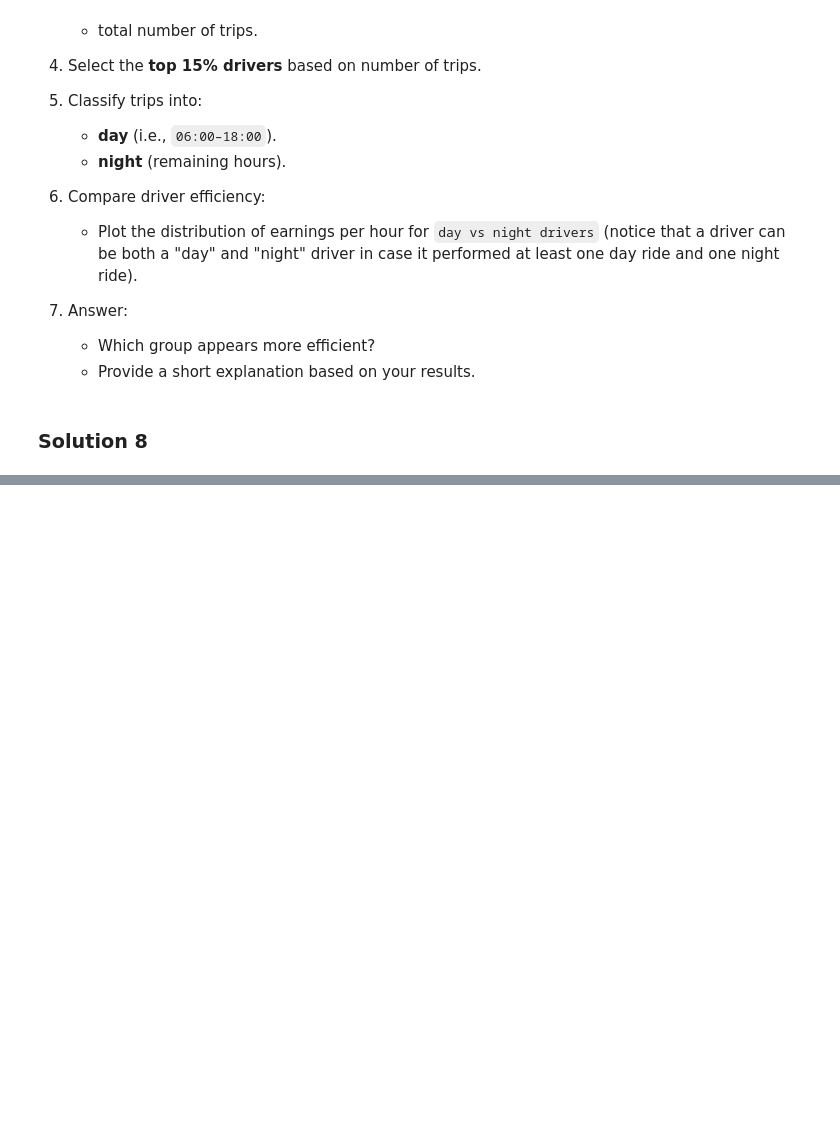
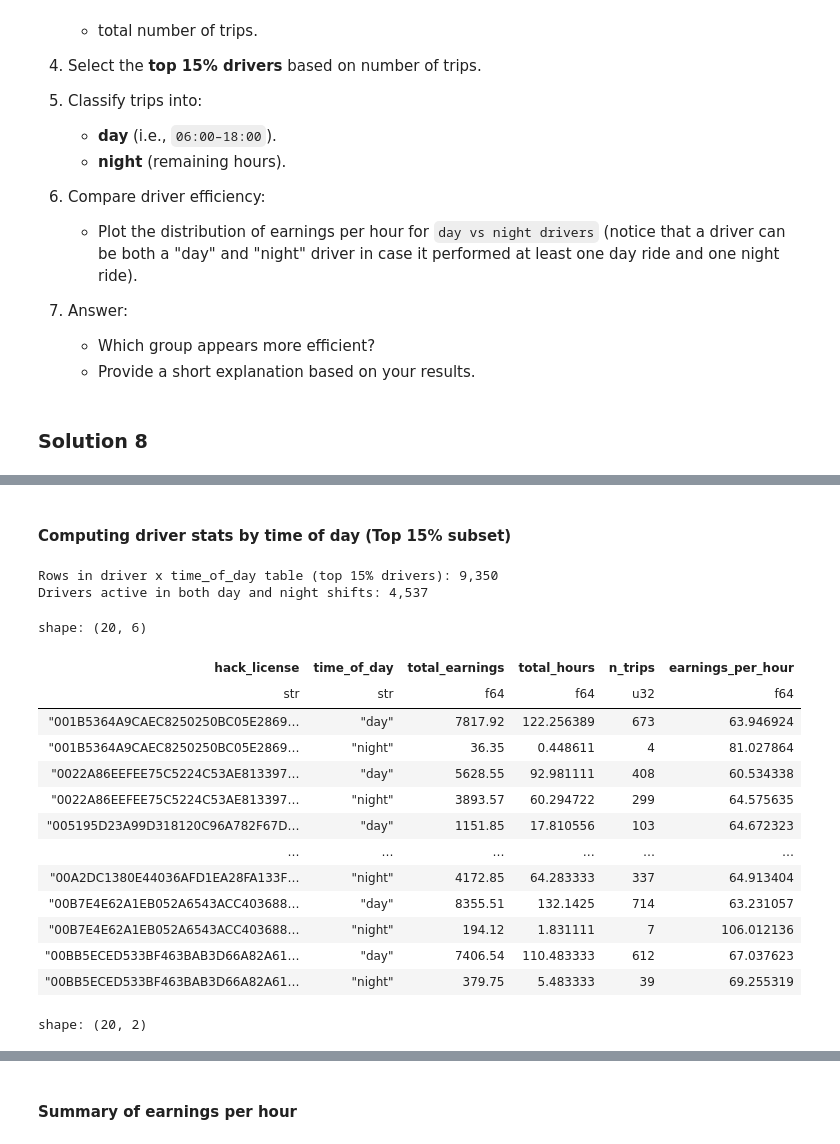
Before and after one commit to alegue4/VisualAnalytics_Assignment3, a Jupyter notebook: GuerrisiAlessandro_Assignment3.ipynb, the cells around one changed output, grey strips where cells are left out. Cells and saved outputs as stored; diff of their text form; code cells hidden in the pictures; blank space fills up the shorter version.

```diff
--- a/GuerrisiAlessandro_Assignment3.ipynb
+++ b/GuerrisiAlessandro_Assignment3.ipynb
@@ -1302,0 +1455,70 @@ Analyze driver performance using earnings efficiency:
+# %% [markdown]
+#### Computing driver stats by **time of day** (Top 15% subset)
+# %%
+# In a similar way to the previous grouping by driver, I can group by both hack_license and time_of_day to compute total_earnings,
+# total_hours, and n_trips for each driver in day and night trips (since a driver may have trips in both time periods), then compute
+# earnings_per_hour for each time of day and sort by hack_license and time_of_day for better readability. This is different from
+# the previous grouping by driver because now I have multiple rows for each driver, one for day and one for night (if the driver has
+# trips in both time periods).
+driver_stats_time_of_day = (
+    df_filtered
+    .group_by(["hack_license", "time_of_day"])
+    .agg([
+        pl.col("total_earnings").sum().alias("total_earnings"),
+        pl.col("duration_hours").sum().alias("total_hours"),
+        pl.len().alias("n_trips"),
+    ])
+    .with_columns(
+        (pl.col("total_earnings") / pl.col("total_hours"))
+            .alias("earnings_per_hour")
+    )
+)
+
+# print("\nDriver stats by time of day sample (top 20 by total_earnings):")
+# display(driver_stats_time_of_day.sort(["hack_license", "time_of_day"]).head(20))
+
+# To get the time of day stats for just the top 15% most active drivers, I can perform a semi-join between
+# driver_stats_time_of_day and top_drivers
+top_driver_ids = top_drivers.select("hack_license")
+
+# This dataframe will contain only the rows of driver_stats_time_of_day where hack_license is present in top_driver_ids,
+# effectively filtering the stats by time of day to keep only the top 15% most active drivers.
+driver_top_time_of_day = driver_stats_time_of_day.join(
+    top_driver_ids,
+    on="hack_license",
+    how="semi")
+
+# This dataframe will contain the drivers that have trips in both day and night shifts, since they will have n_groups = 2
+# (two different values of time_of_day).
+both_day_and_night = (
+    driver_top_time_of_day
+    .group_by("hack_license")
+    .agg(pl.col("time_of_day").n_unique().alias("n_groups"))
+    .filter(pl.col("n_groups") == 2)
+)
+
+# Printing the results, if everything is correct the number of drivers active in both day and night shifts should be less than
+# or equal to the total number of drivers in the top 15% most active drivers.
+print(f"\nRows in driver x time_of_day table (top 15% drivers): "f"{len(driver_top_time_of_day):,}")
+print(f"Drivers active in both day and night shifts: {len(both_day_and_night):,}")
+
+display(driver_top_time_of_day.sort(["hack_license", "time_of_day"]).head(20))
+display(both_day_and_night.sort("hack_license").head(20))
+# %% [output]
+Rows in driver x time_of_day table (top 15% drivers): 9,350
+Drivers active in both day and night shifts: 4,537
+shape: (20, 6)
+| hack_license | time_of_day | total_earnings | total_hours | n_trips | earnings_per_hour |
+| str | str | f64 | f64 | u32 | f64 |
+| "001B5364A9CAEC8250250BC05E2869… | "day" | 7817.92 | 122.256389 | 673 | 63.946924 |
+| "001B5364A9CAEC8250250BC05E2869… | "night" | 36.35 | 0.448611 | 4 | 81.027864 |
+| "0022A86EEFEE75C5224C53AE813397… | "day" | 5628.55 | 92.981111 | 408 | 60.534338 |
+| "0022A86EEFEE75C5224C53AE813397… | "night" | 3893.57 | 60.294722 | 299 | 64.575635 |
+| "005195D23A99D318120C96A782F67D… | "day" | 1151.85 | 17.810556 | 103 | 64.672323 |
+| … | … | … | … | … | … |
+| "00A2DC1380E44036AFD1EA28FA133F… | "night" | 4172.85 | 64.283333 | 337 | 64.913404 |
+| "00B7E4E62A1EB052A6543ACC403688… | "day" | 8355.51 | 132.1425 | 714 | 63.231057 |
+| "00B7E4E62A1EB052A6543ACC403688… | "night" | 194.12 | 1.831111 | 7 | 106.012136 |
+| "00BB5ECED533BF463BAB3D66A82A61… | "day" | 7406.54 | 110.483333 | 612 | 67.037623 |
+| "00BB5ECED533BF463BAB3D66A82A61… | "night" | 379.75 | 5.483333 | 39 | 69.255319 |
+shape: (20, 2)
@@ -1302,0 +1538,2 @@ Analyze driver performance using earnings efficiency:
+# %% [markdown]
+#### Summary of earnings per hour
```
Also changed, not shown: parts of 25 cells of this notebook.
